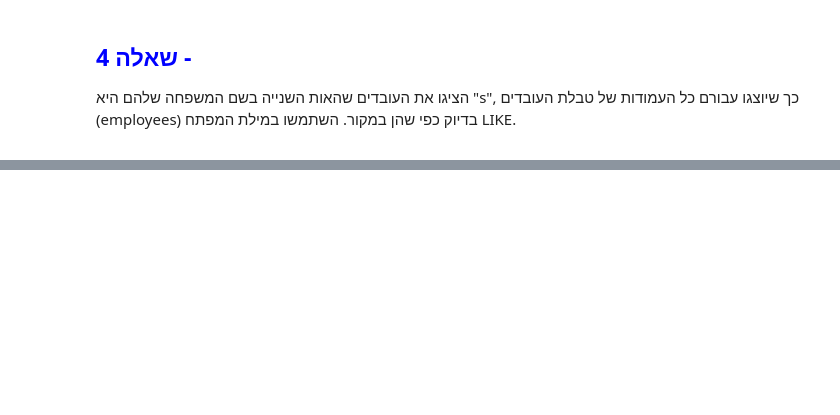
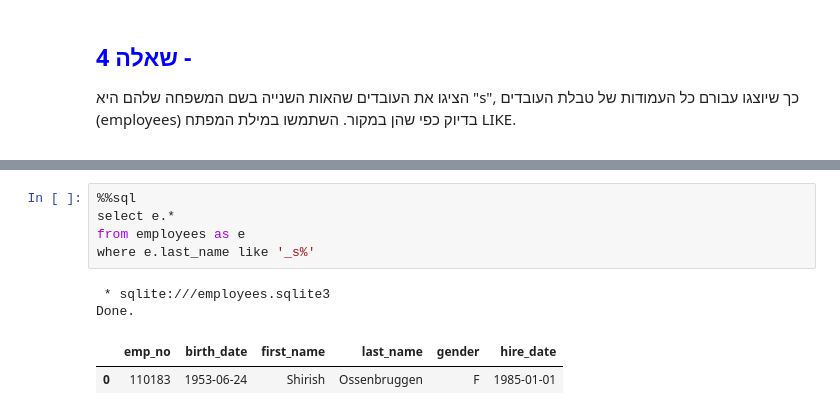
Before and after one commit to amit-eyal/campus_il_sql_course, a Jupyter notebook: SqlExercise5.ipynb, the cells around one changed output, grey strips where cells are left out. Cells and saved outputs as stored; diff of their text form; blank space fills up the shorter version.

```diff
--- a/SqlExercise5.ipynb
+++ b/SqlExercise5.ipynb
@@ -218,0 +229,10 @@ Done.
+# %%
+%%sql
+select e.*
+from employees as e
+where e.last_name like '_s%'
+# %% [output]
+ * sqlite:///employees.sqlite3
+Done.
+|  | emp_no | birth_date | first_name | last_name | gender | hire_date |
+| 0 | 110183 | 1953-06-24 | Shirish | Ossenbruggen | F | 1985-01-01 |
```
Also changed, not shown: parts of 9 cells of this notebook.
